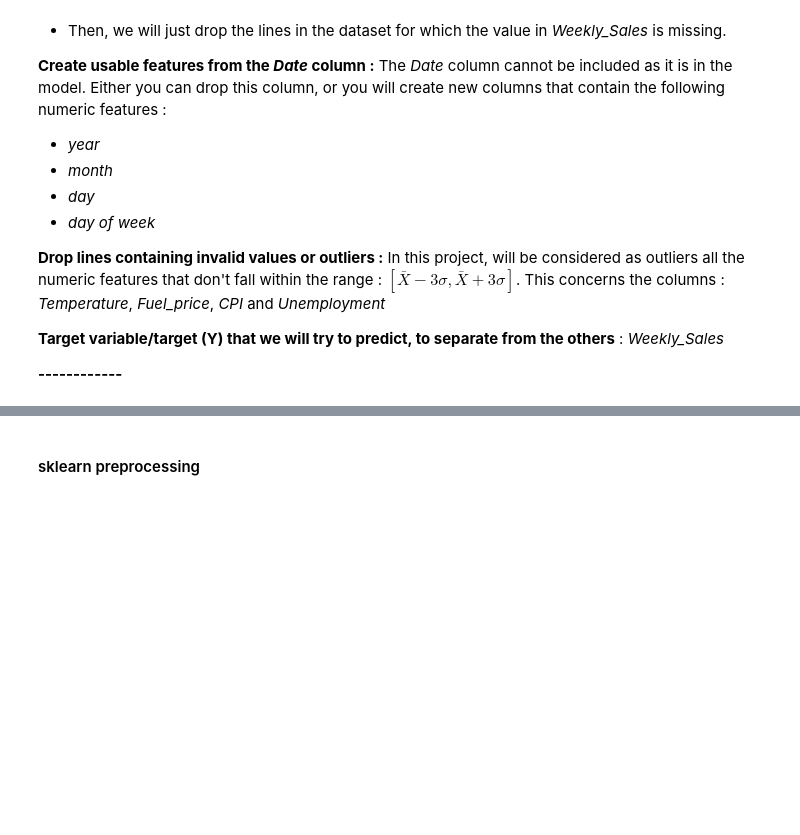
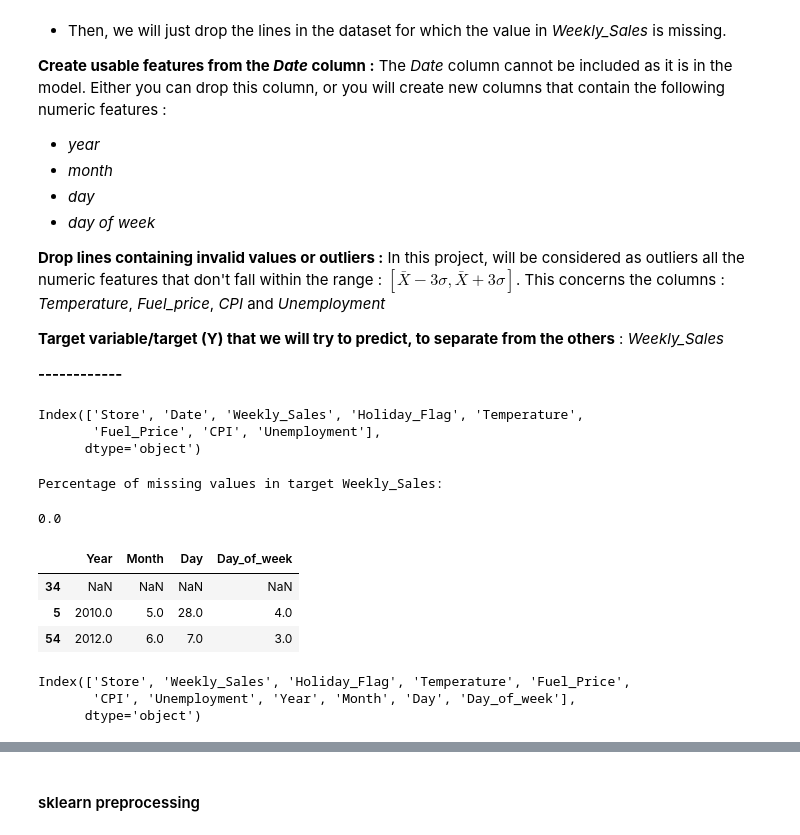
Before and after one commit to MKrouma/Jedha_Walmart-Rate-Uber, a Jupyter notebook: Walmart/notebook/part1_featureEngineering.ipynb, the cells around one changed output, grey strips where cells are left out. Drawn from its saved outputs; the diff is of its cells as text; code cells hidden in the pictures; blank space fills up the shorter version.

```diff
--- a/Walmart/notebook/part1_featureEngineering.ipynb
+++ b/Walmart/notebook/part1_featureEngineering.ipynb
@@ -137,3 +157,42 @@ In this project, will be considered as outliers all the numeric features that do
 **Target variable/target (Y) that we will try to predict, to separate from the others** : *Weekly_Sales*
 
  **------------**
+# %%
+walmart_df.columns
+# %% [output]
+Index(['Store', 'Date', 'Weekly_Sales', 'Holiday_Flag', 'Temperature',
+       'Fuel_Price', 'CPI', 'Unemployment'],
+      dtype='object')
+# %%
+# drop lines where target values are missing
+walmart_df.dropna(subset = ["Weekly_Sales"], inplace=True)
+
+print("Percentage of missing values in target Weekly_Sales: ")
+display(100*walmart_df["Weekly_Sales"].isnull().sum()/walmart_df.shape[0])
+# %% [output]
+Percentage of missing values in target Weekly_Sales:
+0.0
+# %%
+# create usable features from the Date column
+walmart_df["Date"] = pd.to_datetime(walmart_df["Date"])
+walmart_df["Year"] = walmart_df['Date'].dt.year
+walmart_df["Month"] = walmart_df['Date'].dt.month
+walmart_df["Day"] = walmart_df['Date'].dt.day
+walmart_df["Day_of_week"] = walmart_df['Date'].dt.dayofweek
+
+# drop Date
+useless_cols = ['Date']
+walmart_df = walmart_df.drop(useless_cols, axis=1)
+
+display(walmart_df[["Year", "Month", "Day", "Day_of_week"]].sample(3))
+# %% [output]
+|  | Year | Month | Day | Day_of_week |
+| 34 | NaN | NaN | NaN | NaN |
+| 5 | 2010.0 | 5.0 | 28.0 | 4.0 |
+| 54 | 2012.0 | 6.0 | 7.0 | 3.0 |
+# %%
+walmart_df.columns
+# %% [output]
+Index(['Store', 'Weekly_Sales', 'Holiday_Flag', 'Temperature', 'Fuel_Price',
+       'CPI', 'Unemployment', 'Year', 'Month', 'Day', 'Day_of_week'],
+      dtype='object')
```
Also changed, not shown: parts of 8 cells of this notebook.
